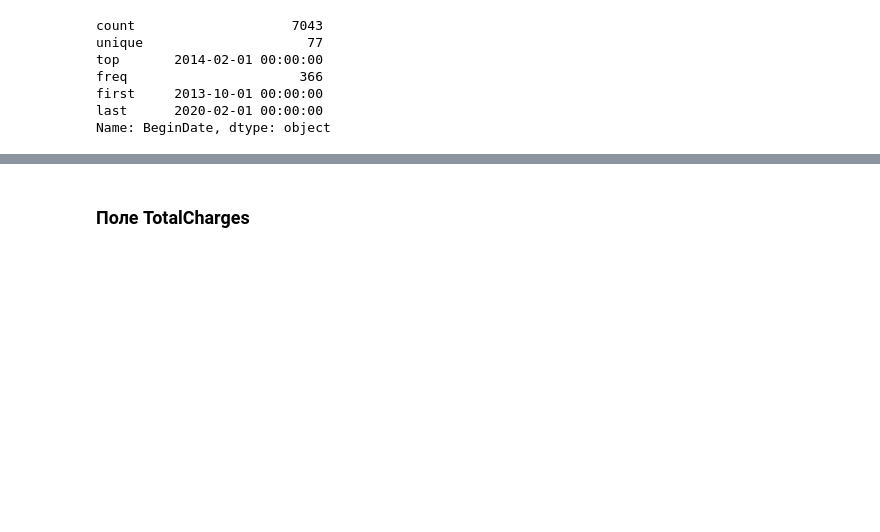
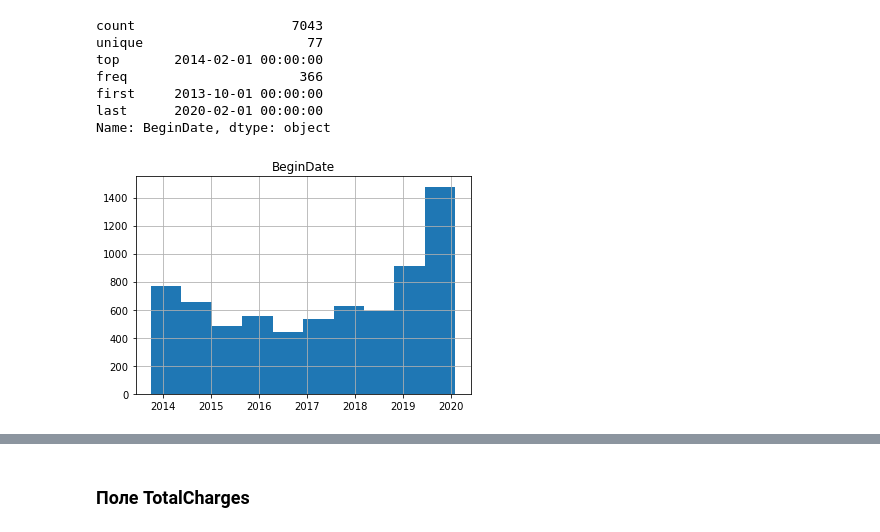
Before and after one commit to Chularev/study_cv, a Jupyter notebook: notebook.ipynb, the cells around one changed output, grey strips where cells are left out. Cells and saved outputs as stored; diff of their text form; code cells hidden in the pictures; blank space fills up the shorter version.

```diff
--- a/notebook.ipynb
+++ b/notebook.ipynb
@@ -186,4 +188,10 @@ freq                      366
 first     2013-10-01 00:00:00
 last      2020-02-01 00:00:00
 Name: BeginDate, dtype: object
+# %%
+contract['BeginDate'].hist()
+plt.title('BeginDate')
+plt.show()
+# %% [output]
+[figure, added]
 # %%
```
Also changed, not shown: parts of 2 cells of this notebook.
